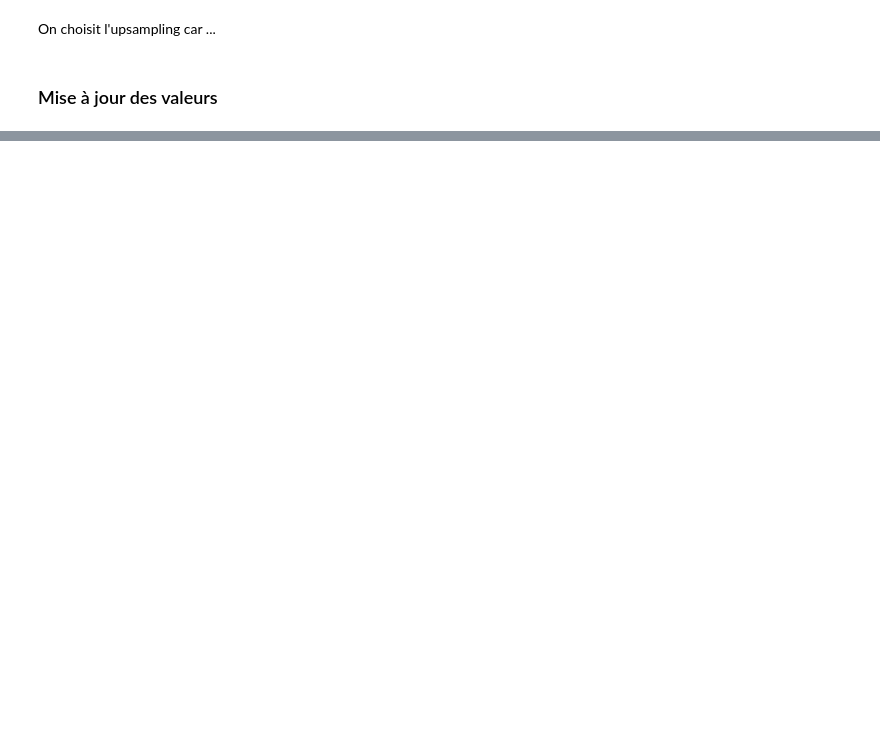
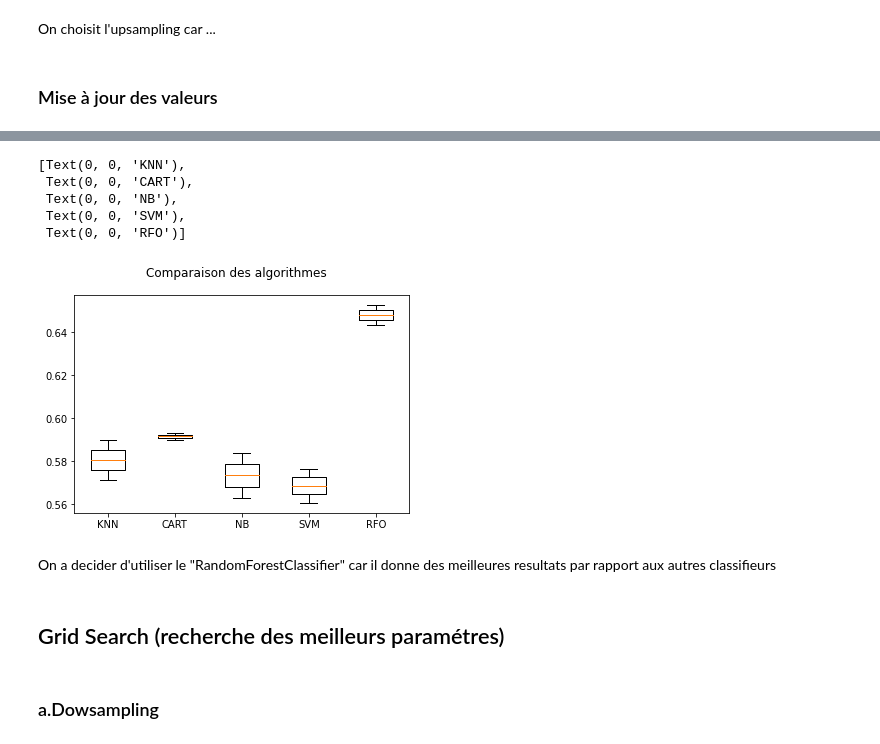
Before and after one commit to Dvassily/ClaimsClassification, a Jupyter notebook: Projet.ipynb, the cells around one changed output, grey strips where cells are left out. Drawn from its saved outputs; the diff is of its cells as text; code cells hidden in the pictures; blank space fills up the shorter version.

```diff
--- a/Projet.ipynb
+++ b/Projet.ipynb
@@ -352,7 +350,7 @@ def k_fold_multi_classifier(df_values):
     display(X)
     display(y)
 
-    seed = 7
+    seed = 42
     scoring = 'accuracy'
     models = []
     models.append(('KNN', KNeighborsClassifier()))
@@ -364,7 +362,7 @@ def k_fold_multi_classifier(df_values):
     results = []
     names = []
     for name,model in models:
-     kfold = KFold(n_splits=2, random_state=seed)
+     kfold = KFold(n_splits=10, random_state=seed)
      cv_results = cross_val_score(model, X, y, cv=kfold, scoring=scoring)
      results.append(cv_results)
      names.append(name)
@@ -372,7 +370,7 @@ def k_fold_multi_classifier(df_values):
      cv_results.std())
      print(msg)
 
-    return results
+    return results, names
 # %% [markdown]
 ## IV.a. Première tâche de classification : {VRAI} vs. {FAUX}
 # %% [markdown]
@@ -462,9 +460,11 @@ Name: id, dtype: int64
 # %% [markdown]
 ### Downsampling
 # %%
-# false_downsampled = resample(false_rows, replace = False,n_samples = len(true_rows), random_state = 27)
+false_downsampled = resample(false_rows, replace = False,n_samples = len(true_rows), random_state = 27)
 
-# downsampled = pd.concat([false_downsampled, true_rows])
+downsampled = pd.concat([false_downsampled, true_rows])
+downsampled.sort_index(inplace=True)
+downsampled = downsampled.reset_index(drop=True)
 
-# g=downsampled.groupby(['truthRating'])
-# print(g['id'].count())
+g=downsampled.groupby(['truthRating'])
+print(g['id'].count())
@@ -511,0 +506,6 @@ NB: 0.573670 (0.003411)
+# %%
+display(downsampled)
+
+df_val = downsampled.values
+
+res, names = k_fold_multi_classifier(df_val)
@@ -520,6 +547,13 @@ NB: 0.573670 (0.003411)
 # %%
 fig = plt.figure()
 fig.suptitle('Comparaison des algorithmes')
 ax = fig.add_subplot(111)
-plt.boxplot(results)
+plt.boxplot(res)
 ax.set_xticklabels(names)
+# %% [output]
+[Text(0, 0, 'KNN'),
+ Text(0, 0, 'CART'),
+ Text(0, 0, 'NB'),
+ Text(0, 0, 'SVM'),
+ Text(0, 0, 'RFO')]
+[figure, added]
@@ -528,0 +560,6 @@ print(c['id'].count())
+# %% [markdown]
+On a decider d'utiliser le "RandomForestClassifier" car il donne des meilleures resultats par rapport aux autres classifieurs
+# %% [markdown]
+## Grid Search (recherche des meilleurs paramétres)
+# %% [markdown]
+### a.Dowsampling
```
Also changed, not shown: parts of 28 cells of this notebook.
